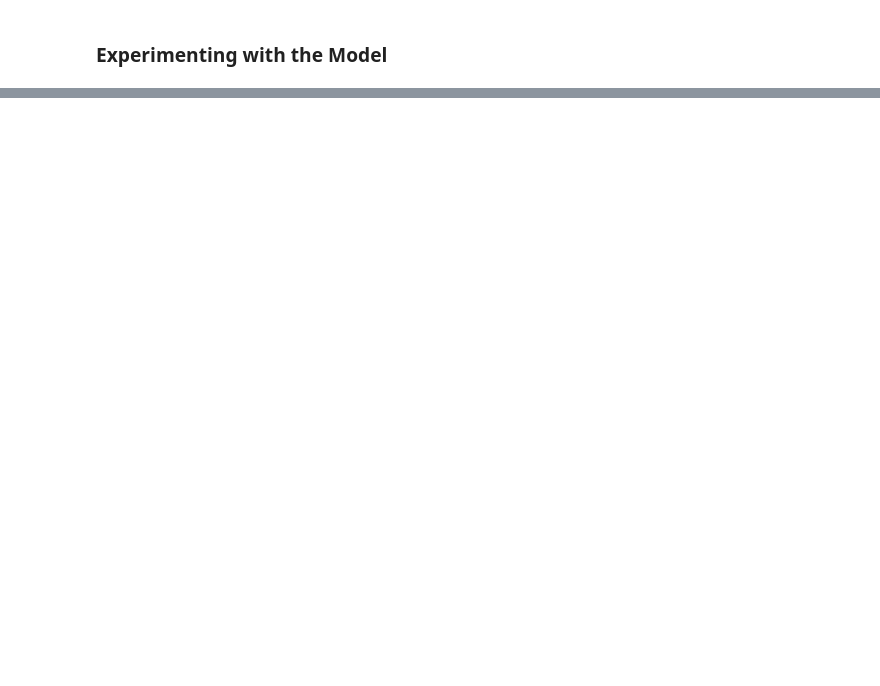
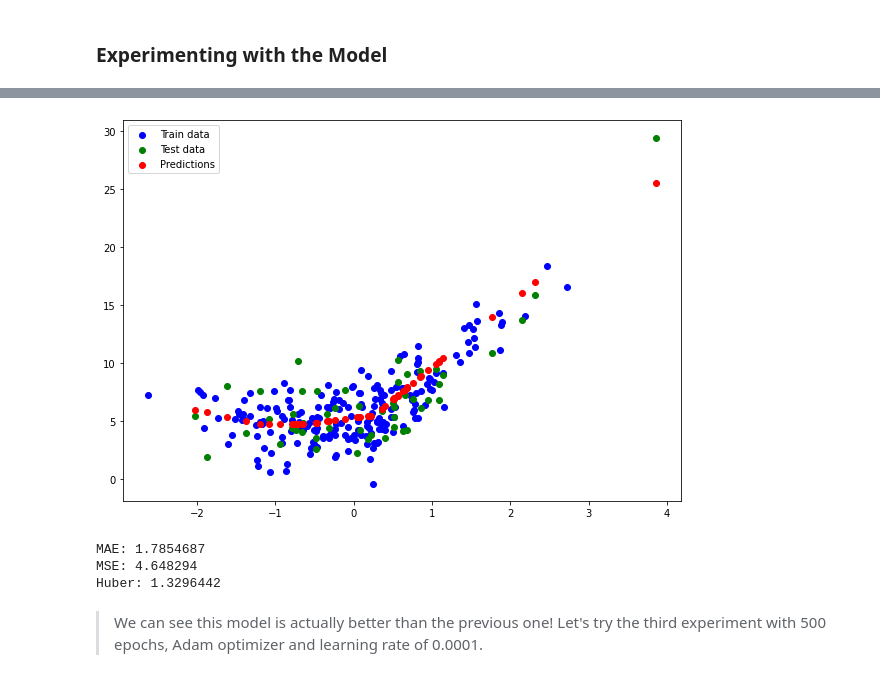
Before and after one commit to emirdemic/Learning-TensorFlow, a Jupyter notebook: TensorFlow.ipynb, the cells around one changed output, grey strips where cells are left out. Saved outputs shown, nothing was run; the diff lists cells and outputs as text; code cells hidden in the pictures; blank space fills up the shorter version.

```diff
--- a/TensorFlow.ipynb
+++ b/TensorFlow.ipynb
@@ -1210,0 +1251,28 @@ tf.Tensor(1.2569238, shape=(), dtype=float32)
+# %%
+# Experiment 2
+model2 = tf.keras.Sequential()
+model2.add(tf.keras.layers.Dense(100, activation = 'relu'))
+model2.add(tf.keras.layers.Dense(100, activation = 'relu'))
+model2.add(tf.keras.layers.Dense(1))
+
+model2.compile(loss = tf.keras.losses.mse,
+               optimizer = tf.keras.optimizers.SGD(),
+               metrics = ['mse', 'mae'])
+
+model2.fit(x_train, y_train, epochs = 300, verbose = 0);
+# %%
+model2_pred = model2.predict(x_test)
+plot_predictions(x_train, y_train, x_test, y_test, model2_pred);
+# %% [output]
+[figure, added]
+# %%
+results2 = evaluate_nn(y_test, tf.squeeze(model2_pred))
+print('MAE:', results2[0])
+print('MSE:', results2[1])
+print('Huber:', results2[2])
+# %% [output]
+MAE: 1.7854687
+MSE: 4.648294
+Huber: 1.3296442
+# %% [markdown]
+> We can see this model is actually better than the previous one! Let's try the third experiment with 500 epochs, Adam optimizer and learning rate of 0.0001.
```
Also changed, not shown: parts of 38 cells of this notebook.
